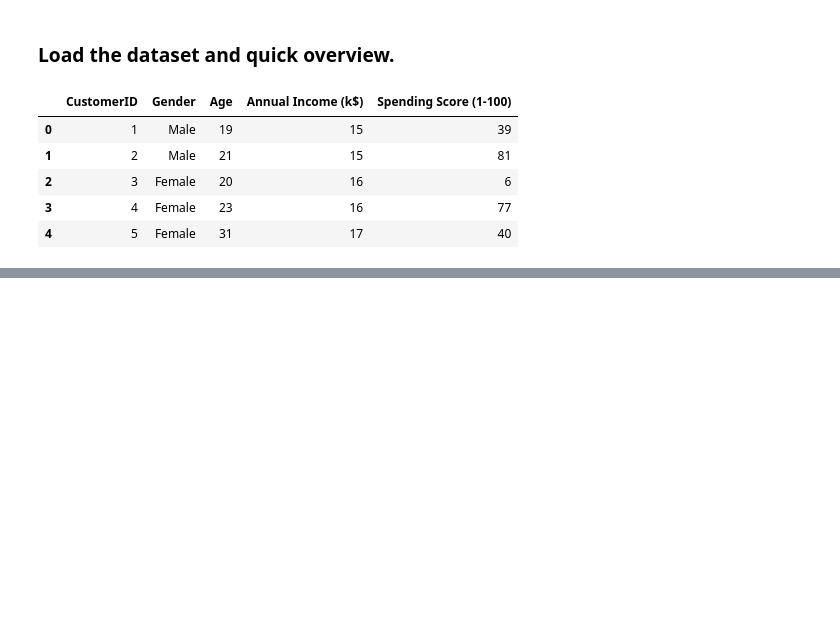
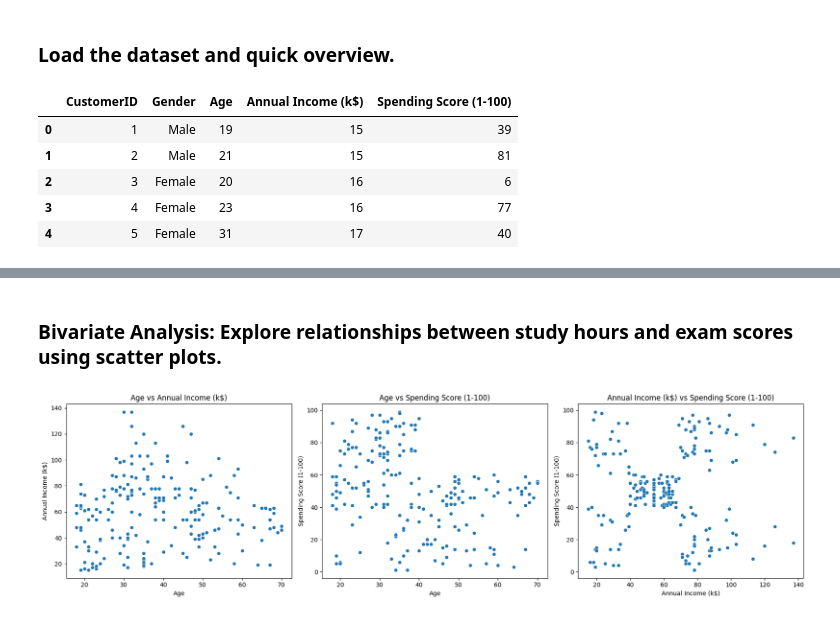
Before and after one commit to AbdelrahmanMostafa33/Customer-Segmentation, a Jupyter notebook: notebooks/Customer Segmentation.ipynb, the cells around one changed output, grey strips where cells are left out. Drawn from its saved outputs; the diff is of its cells as text; code cells hidden in the pictures; blank space fills up the shorter version.

```diff
--- a/notebooks/Customer Segmentation.ipynb
+++ b/notebooks/Customer Segmentation.ipynb
@@ -36,0 +153,29 @@ df.head()
+# %% [markdown]
+### **Bivariate Analysis:** Explore relationships between study hours and exam scores using scatter plots.
+# %%
+# Select numerical columns (excluding CustomerID since it's just an identifier)
+numerical_cols = ["Age", "Annual Income (k$)", "Spending Score (1-100)"]
+
+# Generate all pairs of numerical columns
+pairs = [(numerical_cols[i], numerical_cols[j])
+         for i in range(len(numerical_cols))
+         for j in range(i+1, len(numerical_cols))]
+
+n_cols = 3  # number of plots per row
+n_rows = math.ceil(len(pairs) / n_cols)
+
+fig, axes = plt.subplots(n_rows, n_cols, figsize=(6 * n_cols, 5 * n_rows))
+axes = axes.flatten()
+
+for i, (x_col, y_col) in enumerate(pairs):
+    sns.scatterplot(x=df[x_col], y=df[y_col], ax=axes[i])
+    axes[i].set_title(f"{x_col} vs {y_col}")
+
+# Remove empty subplots if any
+for j in range(i+1, len(axes)):
+    fig.delaxes(axes[j])
+
+plt.tight_layout()
+plt.show()
+# %% [output]
+[figure, added]
```
Also changed, not shown: parts of 35 cells of this notebook.
